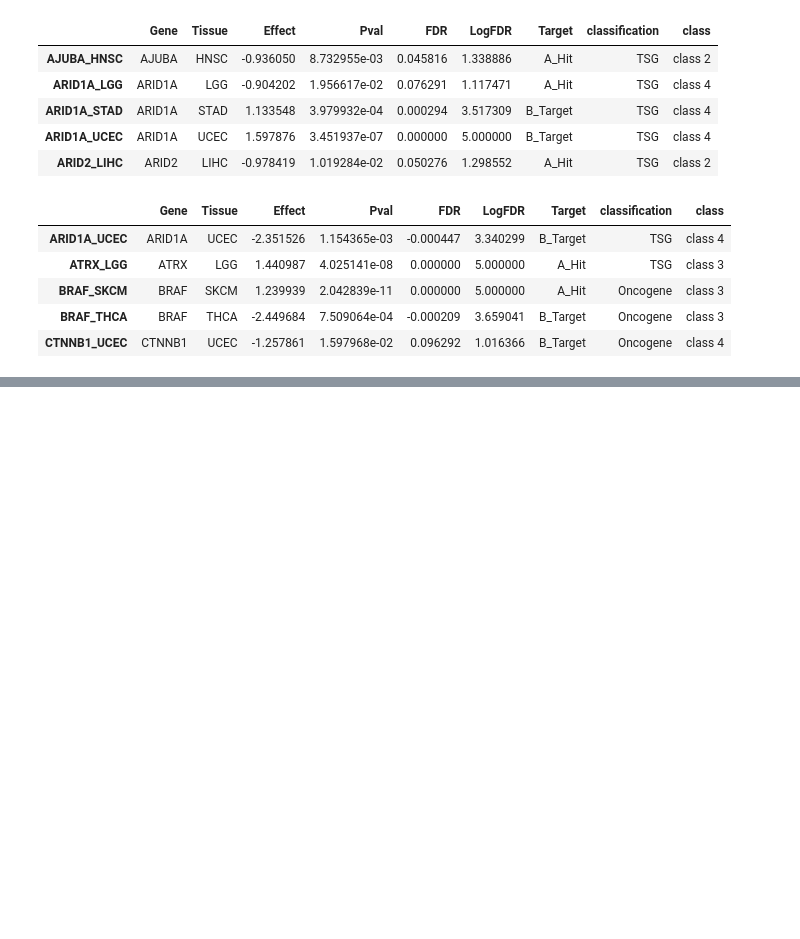
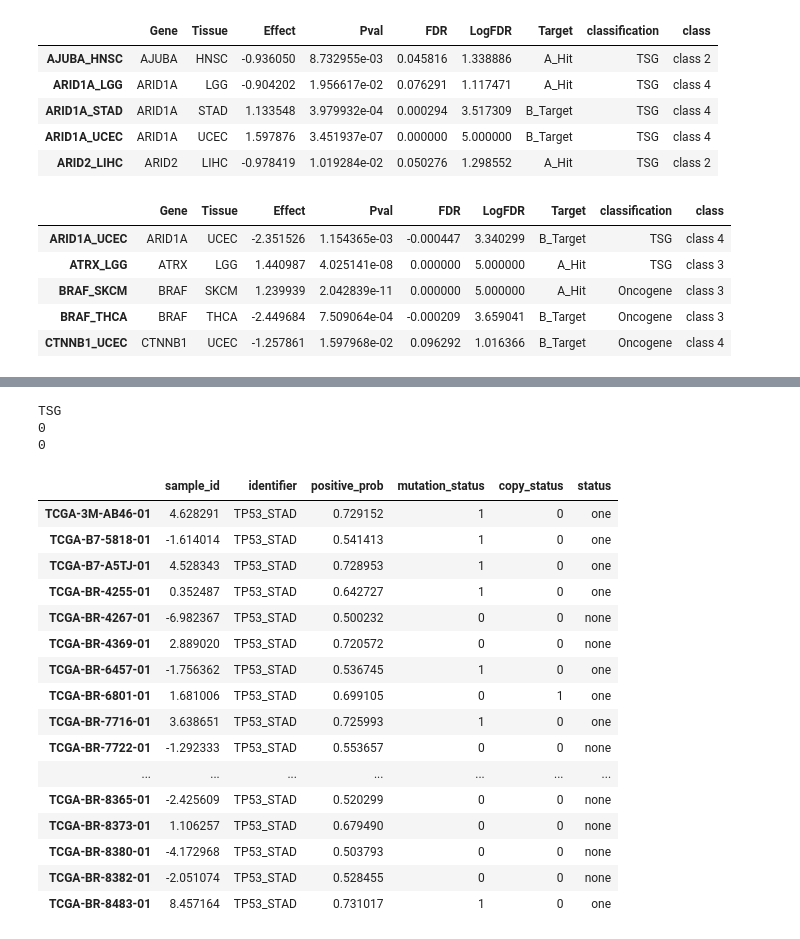
Before and after one commit to greenelab/mutation-fn, a Jupyter notebook: 3_park_analysis.ipynb, the cells around one changed output, grey strips where cells are left out. Drawn from its saved outputs; the diff is of its cells as text; code cells hidden in the pictures; blank space fills up the shorter version.

Commit message:
start working on park expression signatures analysis

```diff
--- a/3_park_analysis.ipynb
+++ b/3_park_analysis.ipynb
@@ -145,0 +154,64 @@ park_gain_df.head()
+# %%
+from scipy.special import expit
+
+def get_info_for_gene_and_tissue(identifier, class_df):
+    gene, tissue = identifier.split('_')
+    preds_file = park_preds_dir / 'expression_{}_raw_preds.tsv'.format(identifier)
+    preds_df = pd.read_csv(preds_file, sep='\t', skiprows=1,
+                           names=['sample_id', gene])
+
+    # get predictions for identifier
+    preds_df['identifier'] = identifier
+    preds_df['positive_prob'] = expit(preds_df[gene])
+    preds_df.drop(columns=[gene], inplace=True)
+
+    # get mutation status for samples
+    preds_df['mutation_status'] = mutation_df.loc[preds_df.index, gene]
+
+
+    # get copy status for samples
+    id_class = class_df.loc[identifier, 'classification']
+    print(id_class)
+    if id_class == 'TSG':
+        copy_status = copy_loss_df.loc[preds_df.index, gene]
+    elif id_class == 'Oncogene':
+        copy_status = copy_gain_df.loc[preds_df.index, gene]
+    preds_df['copy_status'] = copy_status
+
+    def status_from_mut_info(row):
+        if row['mutation_status'] == 1 and row['copy_status'] == 1:
+            return 'both'
+        elif row['mutation_status'] == 1 or row['copy_status'] == 1:
+            return 'one'
+        else:
+            return 'none'
+
+    preds_df['status'] = preds_df.apply(status_from_mut_info, axis=1)
+
+    return preds_df
+
+df = get_info_for_gene_and_tissue('TP53_STAD', park_loss_df)
+print(df.mutation_status.isna().sum())
+print(df.copy_status.isna().sum())
+df.head(20)
+# %% [output]
+TSG
+0
+0
+|  | sample_id | identifier | positive_prob | mutation_status | copy_status | status |
+| TCGA-3M-AB46-01 | 4.628291 | TP53_STAD | 0.729152 | 1 | 0 | one |
+| TCGA-B7-5818-01 | -1.614014 | TP53_STAD | 0.541413 | 1 | 0 | one |
+| TCGA-B7-A5TJ-01 | 4.528343 | TP53_STAD | 0.728953 | 1 | 0 | one |
+| TCGA-BR-4255-01 | 0.352487 | TP53_STAD | 0.642727 | 1 | 0 | one |
+| TCGA-BR-4267-01 | -6.982367 | TP53_STAD | 0.500232 | 0 | 0 | none |
+| TCGA-BR-4369-01 | 2.889020 | TP53_STAD | 0.720572 | 0 | 0 | none |
+| TCGA-BR-6457-01 | -1.756362 | TP53_STAD | 0.536745 | 1 | 0 | one |
+| TCGA-BR-6801-01 | 1.681006 | TP53_STAD | 0.699105 | 0 | 1 | one |
+| TCGA-BR-7716-01 | 3.638651 | TP53_STAD | 0.725993 | 1 | 0 | one |
+| TCGA-BR-7722-01 | -1.292333 | TP53_STAD | 0.553657 | 0 | 0 | none |
+| ... | ... | ... | ... | ... | ... | ... |
+| TCGA-BR-8365-01 | -2.425609 | TP53_STAD | 0.520299 | 0 | 0 | none |
+| TCGA-BR-8373-01 | 1.106257 | TP53_STAD | 0.679490 | 0 | 0 | none |
+| TCGA-BR-8380-01 | -4.172968 | TP53_STAD | 0.503793 | 0 | 0 | none |
+| TCGA-BR-8382-01 | -2.051074 | TP53_STAD | 0.528455 | 0 | 0 | none |
+| TCGA-BR-8483-01 | 8.457164 | TP53_STAD | 0.731017 | 1 | 0 | one |
```
Also changed, not shown: parts of 6 cells of this notebook, 1 other file.
